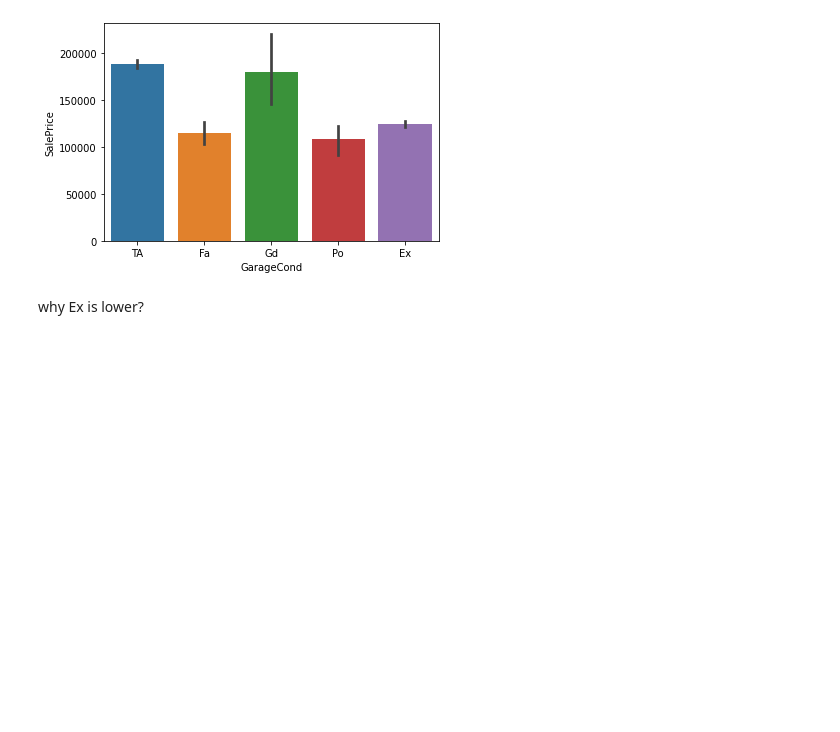
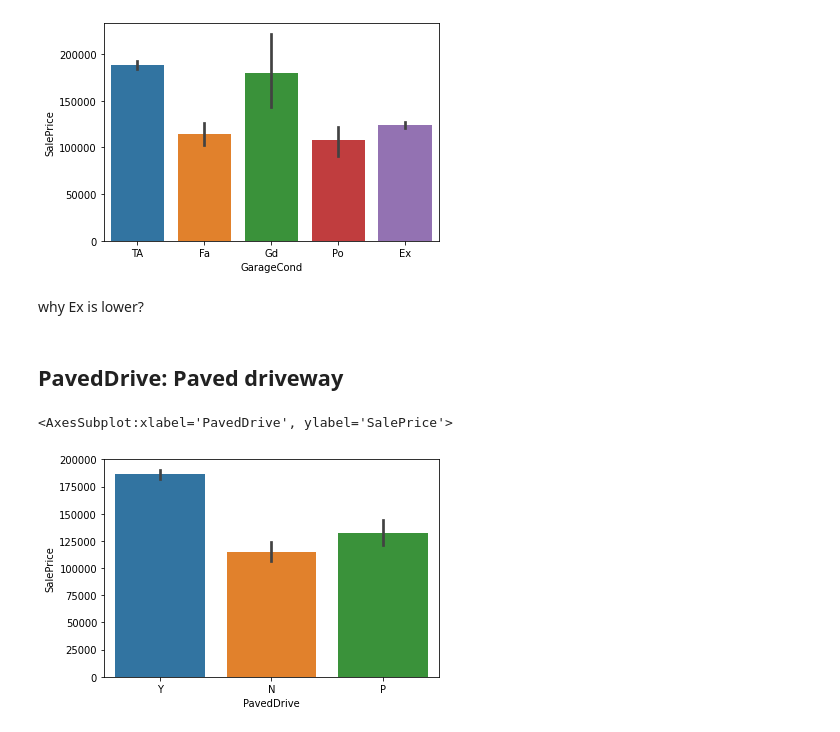
Before and after one commit to hoangquy18/Machine-Learning, a Jupyter notebook: Machine Learning/House/house.ipynb, the cells around one changed output. Drawn from its saved outputs; the diff is of its cells as text; code cells hidden in the pictures; blank space fills up the shorter version.

Commit message:
'visual'

```diff
--- a/Machine Learning/House/house.ipynb
+++ b/Machine Learning/House/house.ipynb
@@ -824,3 +824,10 @@ sns.barplot(data= train_data,x='GarageCond',y='SalePrice')
 [figure]
 # %% [markdown]
 why Ex is lower?
+# %% [markdown]
+## PavedDrive: Paved driveway
+# %%
+sns.barplot(data = train_data,x='PavedDrive',y='SalePrice')
+# %% [output]
+<AxesSubplot:xlabel='PavedDrive', ylabel='SalePrice'>
+[figure, added]
```
Also changed, not shown: parts of 56 cells of this notebook, 1 other file.
